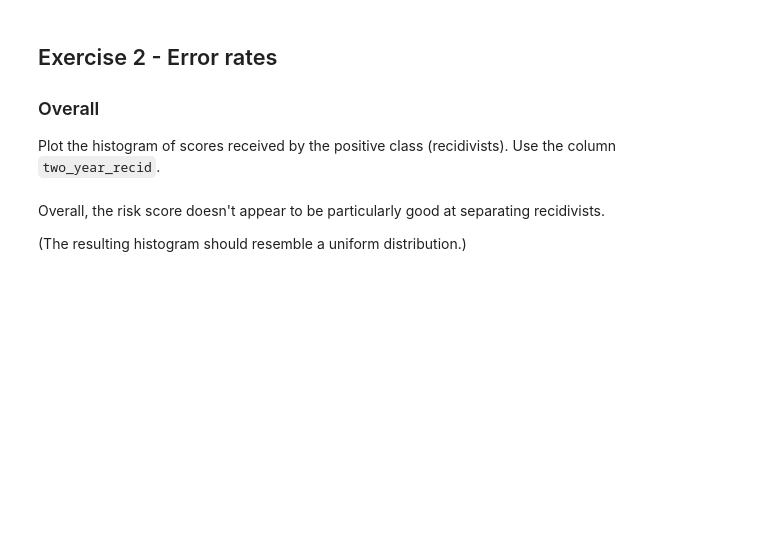
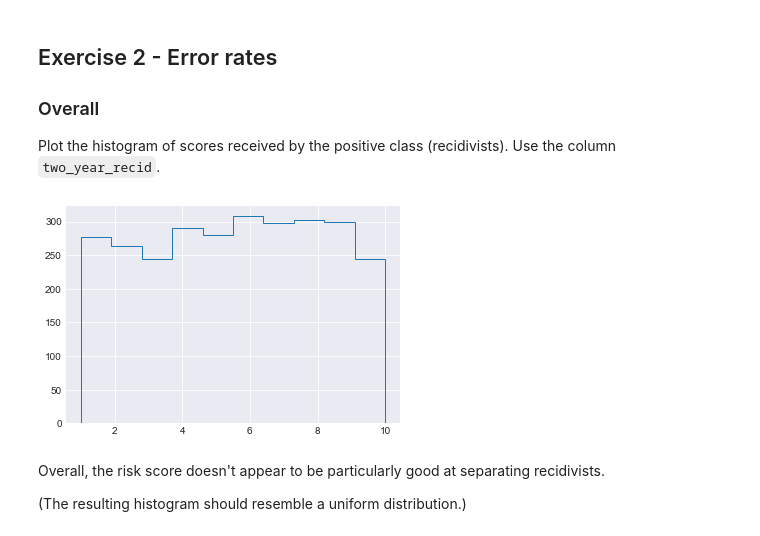
Before and after one commit to valentyna-koshelnyk/Data-Science-Academy, a Jupyter notebook: S01 - Bootcamp and Binary Classification/SLU17 - Ethics and Fairness/Exercise notebook.ipynb, the cells around one changed output. Saved outputs shown, nothing was run; the diff lists cells and outputs as text; code cells hidden in the pictures; blank space fills up the shorter version.

```diff
--- a/S01 - Bootcamp and Binary Classification/SLU17 - Ethics and Fairness/Exercise notebook.ipynb
+++ b/S01 - Bootcamp and Binary Classification/SLU17 - Ethics and Fairness/Exercise notebook.ipynb
@@ -84,3 +97,8 @@ raise NotImplementedError()
+# %%
+# YOUR CODE HERE
+data[data['two_year_recid'] == 1].decile_score.hist(histtype='step')
+# %% [output]
+[figure, added]
 # %% [markdown]
 Overall, the risk score doesn't appear to be particularly good at separating recidivists.
 
```
Also changed, not shown: parts of 15 cells of this notebook, 2 other files.
